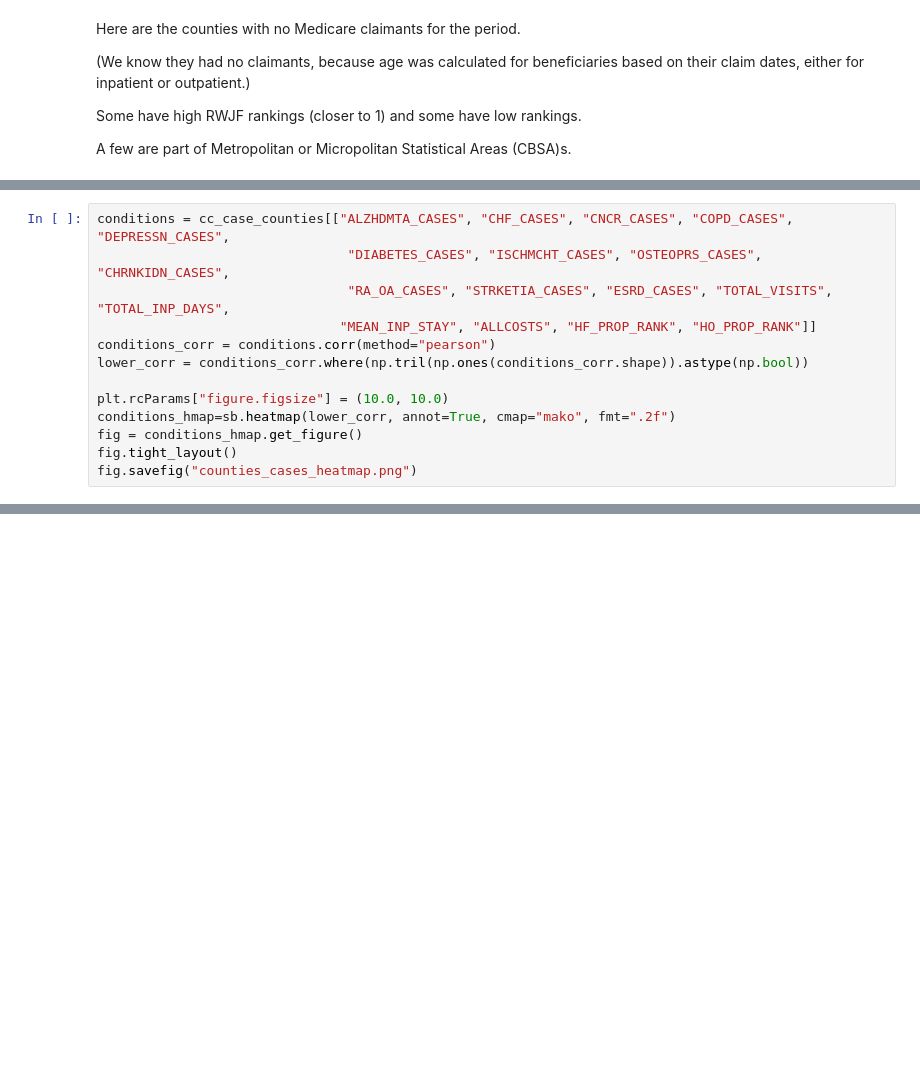
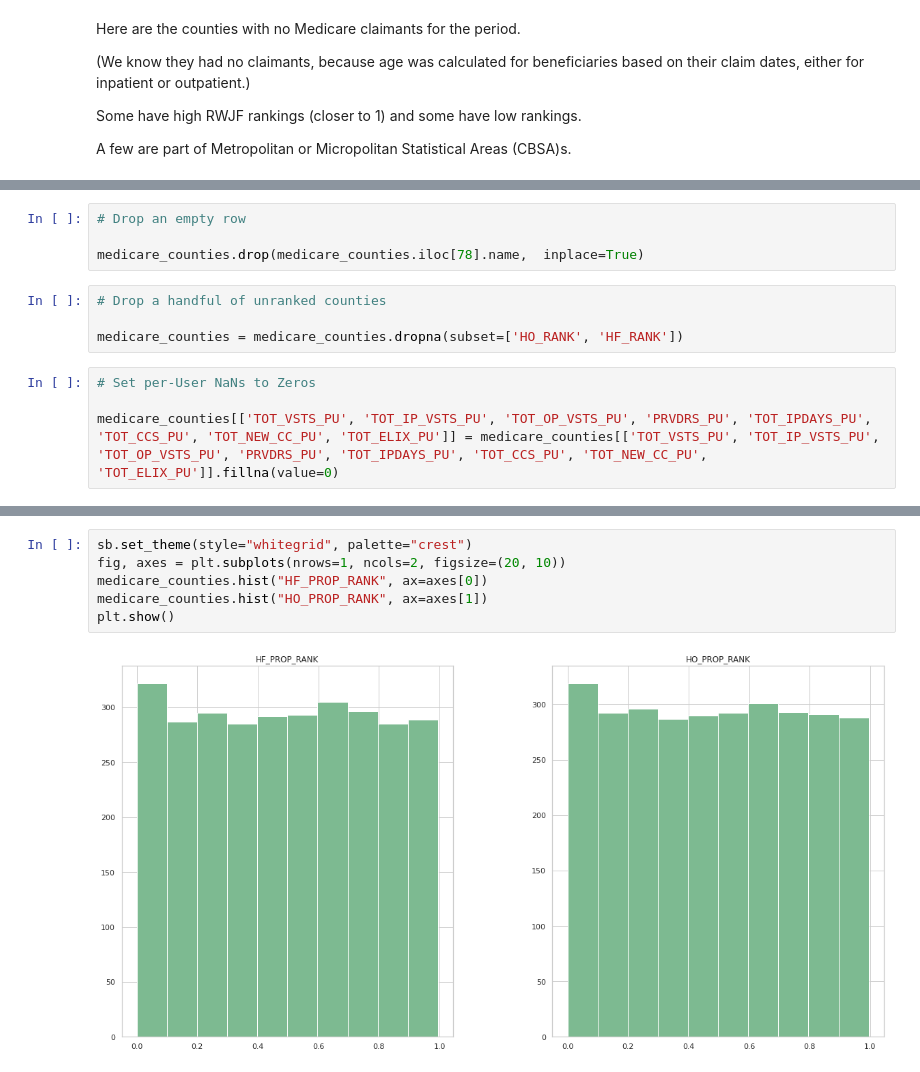
Before and after one commit to TrellixVulnTeam/DS_DDVW, a Jupyter notebook: HCA 203 PUF and Counties Aggregate Description.ipynb, the cells around one changed output, grey strips where cells are left out. Saved outputs shown, nothing was run; the diff lists cells and outputs as text; blank space fills up the shorter version.

Commit message:
HCA 203 - Final Counties Data Set Completed.

```diff
--- a/HCA 203 PUF and Counties Aggregate Description.ipynb
+++ b/HCA 203 PUF and Counties Aggregate Description.ipynb
@@ -365,13 +49,0 @@ plt.show()
-# %%
-conditions = cc_case_counties[["ALZHDMTA_CASES", "CHF_CASES", "CNCR_CASES", "COPD_CASES", "DEPRESSN_CASES",
-                                "DIABETES_CASES", "ISCHMCHT_CASES", "OSTEOPRS_CASES", "CHRNKIDN_CASES",
-                                "RA_OA_CASES", "STRKETIA_CASES", "ESRD_CASES", "TOTAL_VISITS", "TOTAL_INP_DAYS",
-                               "MEAN_INP_STAY", "ALLCOSTS", "HF_PROP_RANK", "HO_PROP_RANK"]]
-conditions_corr = conditions.corr(method="pearson")
-lower_corr = conditions_corr.where(np.tril(np.ones(conditions_corr.shape)).astype(np.bool))
-
-plt.rcParams["figure.figsize"] = (10.0, 10.0)
-conditions_hmap=sb.heatmap(lower_corr, annot=True, cmap="mako", fmt=".2f")
-fig = conditions_hmap.get_figure()
-fig.tight_layout()
-fig.savefig("counties_cases_heatmap.png")
@@ -436,0 +72,12 @@ We can decide once we see the distribution of the representation of beneficiarie
+# %%
+# Drop an empty row
+
+medicare_counties.drop(medicare_counties.iloc[78].name,  inplace=True)
+# %%
+# Drop a handful of unranked counties
+
+medicare_counties = medicare_counties.dropna(subset=['HO_RANK', 'HF_RANK'])
+# %%
+# Set per-User NaNs to Zeros
+
+medicare_counties[['TOT_VSTS_PU', 'TOT_IP_VSTS_PU', 'TOT_OP_VSTS_PU', 'PRVDRS_PU', 'TOT_IPDAYS_PU', 'TOT_CCS_PU', 'TOT_NEW_CC_PU', 'TOT_ELIX_PU']] = medicare_counties[['TOT_VSTS_PU', 'TOT_IP_VSTS_PU', 'TOT_OP_VSTS_PU', 'PRVDRS_PU', 'TOT_IPDAYS_PU', 'TOT_CCS_PU', 'TOT_NEW_CC_PU', 'TOT_ELIX_PU']].fillna(value=0)
@@ -436,0 +104,8 @@ We can decide once we see the distribution of the representation of beneficiarie
+# %%
+sb.set_theme(style="whitegrid", palette="crest")
+fig, axes = plt.subplots(nrows=1, ncols=2, figsize=(20, 10))
+medicare_counties.hist("HF_PROP_RANK", ax=axes[0])
+medicare_counties.hist("HO_PROP_RANK", ax=axes[1])
+plt.show()
+# %% [output]
+[figure, added]
```
Also changed, not shown: parts of 66 cells of this notebook, 4 other files.
